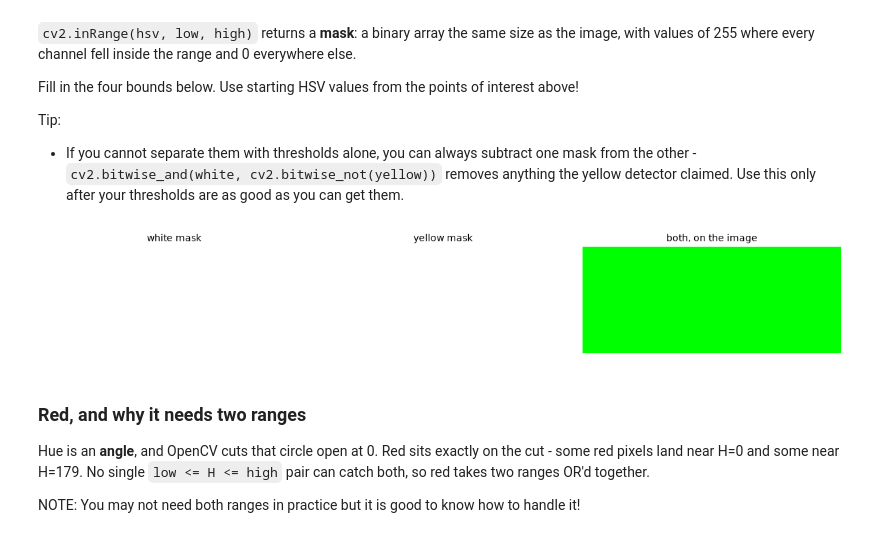
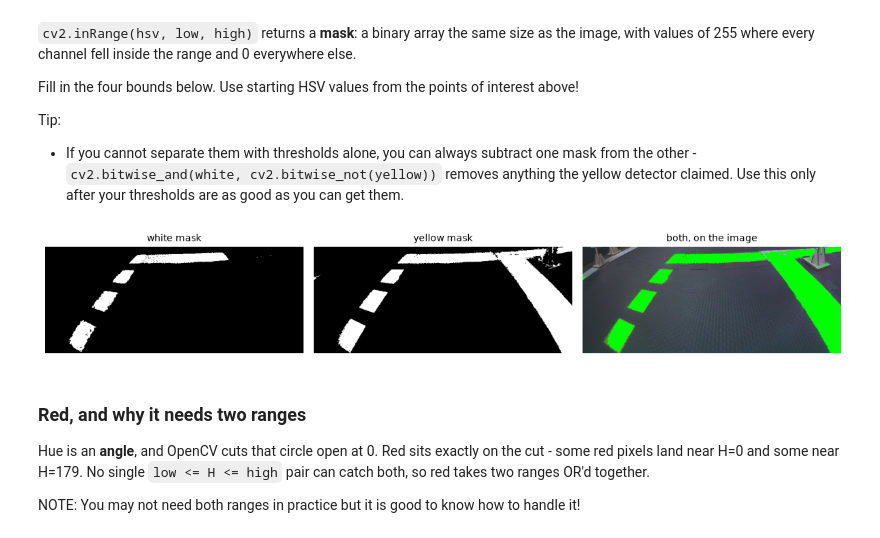
Before and after one commit to bja1701/dt_lab4, a Jupyter notebook: notebooks/lane_detection_activity.ipynb, the cells around one changed output. Drawn from its saved outputs; the diff is of its cells as text; code cells hidden in the pictures.

```diff
--- a/notebooks/lane_detection_activity.ipynb
+++ b/notebooks/lane_detection_activity.ipynb
@@ -235,21 +228,21 @@ are as good as you can get them.
 # %%
 # TODO: fill in the four bounds. Each is [H, S, V].
 #
 # Use the numbers you printed in section 2 as a starting point, then adjust
 # while watching the pictures below.
-WHITE_LOW,  WHITE_HIGH  = np.array([0, 0, 0]), np.array([180, 255, 255])
-YELLOW_LOW, YELLOW_HIGH = np.array([0, 0, 0]), np.array([180, 255, 255])
+WHITE_LOW,  WHITE_HIGH  = np.array([0, 90, 120]), np.array([180, 255, 255])
+YELLOW_LOW, YELLOW_HIGH = np.array([-180, 45, 120]), np.array([180, 255, 255])
 
 mask_white  = cv2.inRange(hsv, WHITE_LOW,  WHITE_HIGH)
 mask_yellow = cv2.inRange(hsv, YELLOW_LOW, YELLOW_HIGH)
 
 overlay = cropped.copy()
 overlay[mask_white  > 0] = (255, 0, 255)   # magenta
 overlay[mask_yellow > 0] = (0, 255, 0)     # green, NOTE: this will overwrite magenta if both are true!
 show(mask_white, mask_yellow, overlay,
      titles=["white mask", "yellow mask", "both, on the image"], size=4)
 # %% [output]
-[figure, old version]
+[figure, new version]
 # %% [markdown]
 ### Red, and why it needs two ranges
 
```
Also changed, not shown: parts of 4 cells of this notebook.
